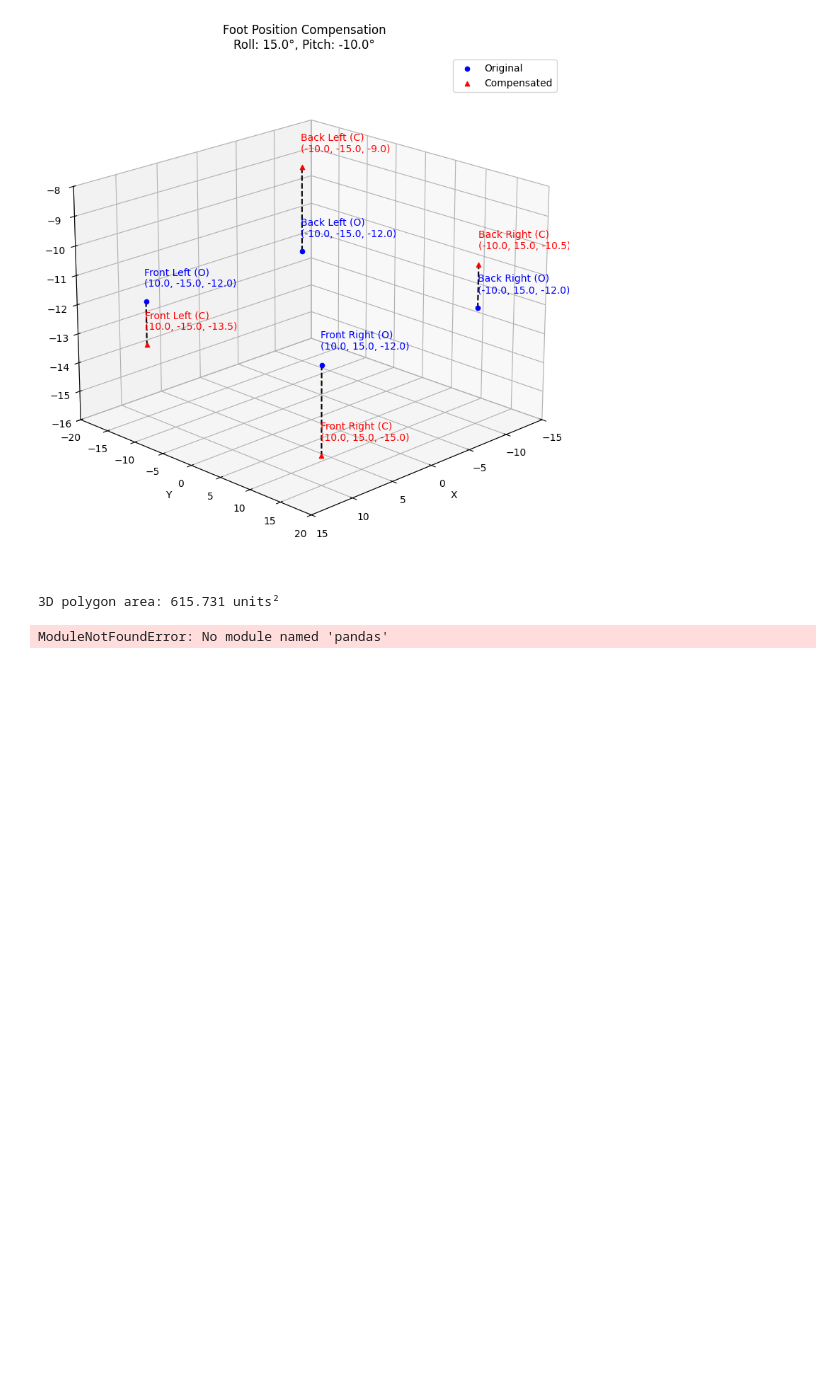
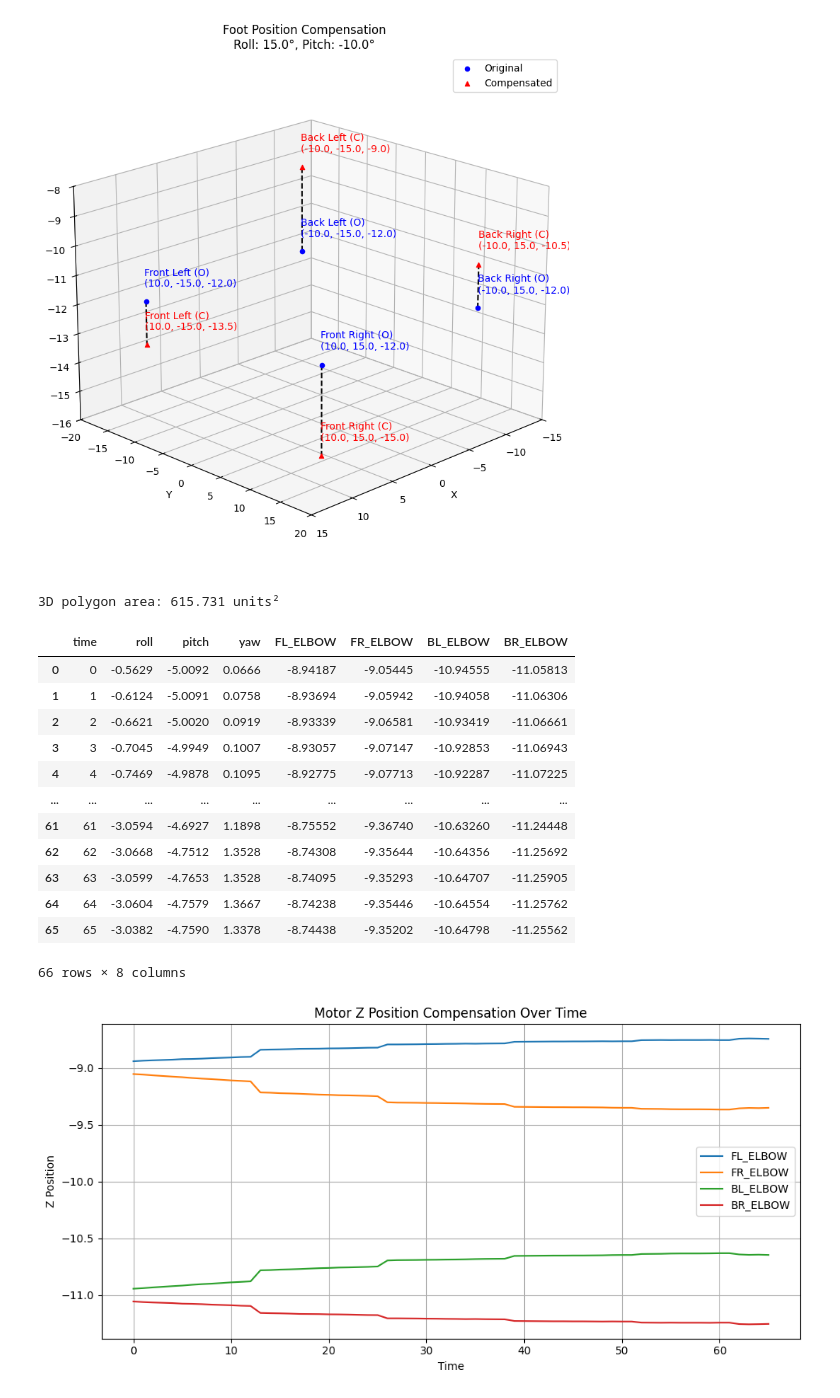
Before and after one commit to tjjd4/robotdog-movement, a Jupyter notebook: calculation/gyro_compensation.ipynb, the cells around one changed output. Saved outputs shown, nothing was run; the diff lists cells and outputs as text; code cells hidden in the pictures; blank space fills up the shorter version.

```diff
--- a/calculation/gyro_compensation.ipynb
+++ b/calculation/gyro_compensation.ipynb
@@ -334,44 +334,72 @@ def compensate_motors(gyro: GyroData, motors: dict, pitch_gain=0.2, roll_gain=0.
     return updated
 
 # --- Simulate Gyro Inputs ---
-gyro_samples = [
-    GyroData(roll=0, pitch=0, yaw=0),
-    GyroData(roll=5, pitch=-5, yaw=0),
-    GyroData(roll=10, pitch=-10, yaw=0),
-    GyroData(roll=0, pitch=5, yaw=0),
-    GyroData(roll=-5, pitch=0, yaw=0),
+gyro_data_samples = [
+    GyroData(-0.5629, -5.0092, 0.0666), GyroData(-0.6124, -5.0091, 0.0758), GyroData(-0.6621, -5.0020, 0.0919),
+    GyroData(-0.7045, -4.9949, 0.1007), GyroData(-0.7469, -4.9878, 0.1095), GyroData(-0.7963, -4.9877, 0.1187),
+    GyroData(-0.8386, -4.9736, 0.1274), GyroData(-0.8810, -4.9665, 0.1362), GyroData(-0.9234, -4.9664, 0.1451),
+    GyroData(-0.9658, -4.9593, 0.1538), GyroData(-1.0081, -4.9522, 0.1626), GyroData(-1.0505, -4.9520, 0.1714),
+    GyroData(-1.0859, -4.9449, 0.1799), GyroData(-1.8789, -4.8566, 0.3947), GyroData(-1.9003, -4.8564, 0.4027),
+    GyroData(-1.9287, -4.8495, 0.4108), GyroData(-1.9500, -4.8492, 0.4187), GyroData(-1.9784, -4.8490, 0.4269),
+    GyroData(-1.9997, -4.8418, 0.4346), GyroData(-2.0210, -4.8346, 0.4424), GyroData(-2.0423, -4.8344, 0.4503),
+    GyroData(-2.0636, -4.8272, 0.4581), GyroData(-2.0779, -4.8270, 0.4657), GyroData(-2.0993, -4.8267, 0.4736),
+    GyroData(-2.1206, -4.8265, 0.4815), GyroData(-2.1419, -4.8193, 0.4892), GyroData(-2.5481, -4.7580, 0.6661),
+    GyroData(-2.5623, -4.7508, 0.6735), GyroData(-2.5696, -4.7506, 0.6808), GyroData(-2.5769, -4.7503, 0.6881),
+    GyroData(-2.5912, -4.7501, 0.6957), GyroData(-2.5985, -4.7499, 0.7030), GyroData(-2.6126, -4.7498, 0.7036),
+    GyroData(-2.6199, -4.7496, 0.7109), GyroData(-2.6342, -4.7493, 0.7184), GyroData(-2.6414, -4.7421, 0.7256),
+    GyroData(-2.6557, -4.7418, 0.7332), GyroData(-2.6630, -4.7416, 0.7405), GyroData(-2.6700, -4.7416, 0.7408),
+    GyroData(-2.8651, -4.7160, 0.8883), GyroData(-2.8724, -4.7157, 0.8956), GyroData(-2.8797, -4.7155, 0.9029),
+    GyroData(-2.8870, -4.7152, 0.9102), GyroData(-2.8943, -4.7150, 0.9175), GyroData(-2.8946, -4.7148, 0.9245),
+    GyroData(-2.9016, -4.7148, 0.9248), GyroData(-2.9019, -4.7146, 0.9318), GyroData(-2.9091, -4.7143, 0.9391),
+    GyroData(-2.9164, -4.7141, 0.9464), GyroData(-2.9237, -4.7069, 0.9535), GyroData(-2.9310, -4.7066, 0.9608),
+    GyroData(-2.9313, -4.7064, 0.9678), GyroData(-3.0216, -4.7090, 1.1187), GyroData(-3.0289, -4.7087, 1.1260),
+    GyroData(-3.0362, -4.7085, 1.1333), GyroData(-3.0437, -4.7010, 1.1474), GyroData(-3.0510, -4.7008, 1.1547),
+    GyroData(-3.0513, -4.7006, 1.1617), GyroData(-3.0516, -4.7004, 1.1687), GyroData(-3.0589, -4.7001, 1.1760),
+    GyroData(-3.0591, -4.6929, 1.1828), GyroData(-3.0594, -4.6927, 1.1898), GyroData(-3.0668, -4.7512, 1.3528),
+    GyroData(-3.0599, -4.7653, 1.3528), GyroData(-3.0604, -4.7579, 1.3667), GyroData(-3.0382, -4.7590, 1.3378)
+
 ]
 
 # --- Simulation Loop ---
 records = []
-for t, gyro in enumerate(gyro_samples):
+for t, gyro in enumerate(gyro_data_samples):
     motors = init_motor_states()
     compensated = compensate_motors(gyro, motors)
     row = {"time": t, "roll": gyro.roll, "pitch": gyro.pitch, "yaw": gyro.yaw}
     row.update({name: state.z_position for name, state in compensated.items()})
     records.append(row)
 
 # --- Create DataFrame ---
 df = pd.DataFrame(records)
 display(df)
 
 # --- Plot Result ---
 plt.figure(figsize=(10, 5))
 for motor in MOTOR_NAMES:
     plt.plot(df['time'], df[motor], label=motor)
 
 plt.title("Motor Z Position Compensation Over Time")
 plt.xlabel("Time")
 plt.ylabel("Z Position")
 plt.grid(True)
 plt.legend()
 plt.tight_layout()
 plt.show()
-
-# --- Conclusion ---
-print("\u2705 Compensation is applied with correct frame interpretation of gyro data.")
 # %% [output]
+|  | time | roll | pitch | yaw | FL_ELBOW | FR_ELBOW | BL_ELBOW | BR_ELBOW |
+| 0 | 0 | -0.5629 | -5.0092 | 0.0666 | -8.94187 | -9.05445 | -10.94555 | -11.05813 |
+| 1 | 1 | -0.6124 | -5.0091 | 0.0758 | -8.93694 | -9.05942 | -10.94058 | -11.06306 |
+| 2 | 2 | -0.6621 | -5.0020 | 0.0919 | -8.93339 | -9.06581 | -10.93419 | -11.06661 |
+| 3 | 3 | -0.7045 | -4.9949 | 0.1007 | -8.93057 | -9.07147 | -10.92853 | -11.06943 |
+| 4 | 4 | -0.7469 | -4.9878 | 0.1095 | -8.92775 | -9.07713 | -10.92287 | -11.07225 |
+| ... | ... | ... | ... | ... | ... | ... | ... | ... |
+| 61 | 61 | -3.0594 | -4.6927 | 1.1898 | -8.75552 | -9.36740 | -10.63260 | -11.24448 |
+| 62 | 62 | -3.0668 | -4.7512 | 1.3528 | -8.74308 | -9.35644 | -10.64356 | -11.25692 |
+| 63 | 63 | -3.0599 | -4.7653 | 1.3528 | -8.74095 | -9.35293 | -10.64707 | -11.25905 |
+| 64 | 64 | -3.0604 | -4.7579 | 1.3667 | -8.74238 | -9.35446 | -10.64554 | -11.25762 |
+| 65 | 65 | -3.0382 | -4.7590 | 1.3378 | -8.74438 | -9.35202 | -10.64798 | -11.25562 |
-ModuleNotFoundError: No module named 'pandas'
+66 rows × 8 columns
+[figure, added]
 # %%
 # --- Imports and Setup ---
 import numpy as np
```
Also changed, not shown: parts of 2 cells of this notebook.
